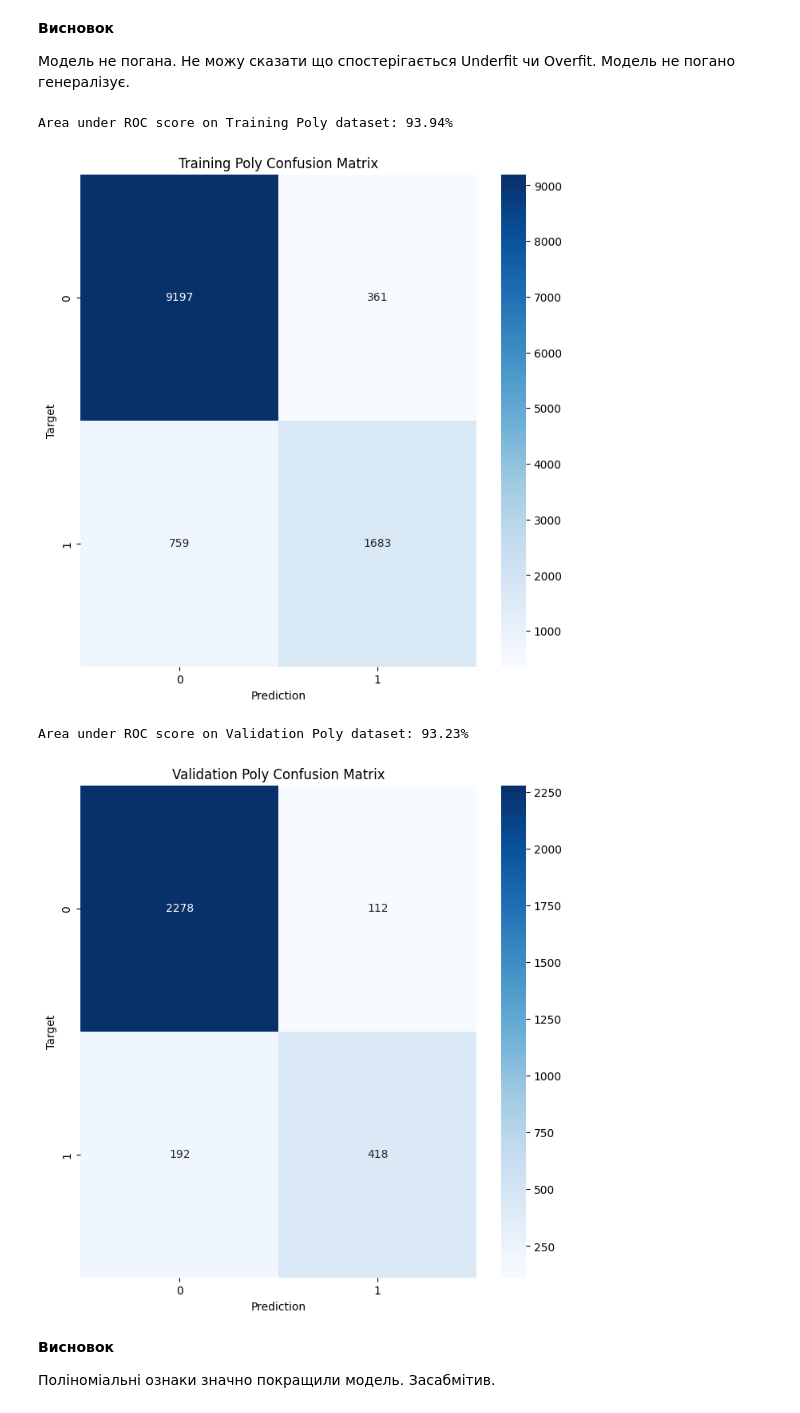
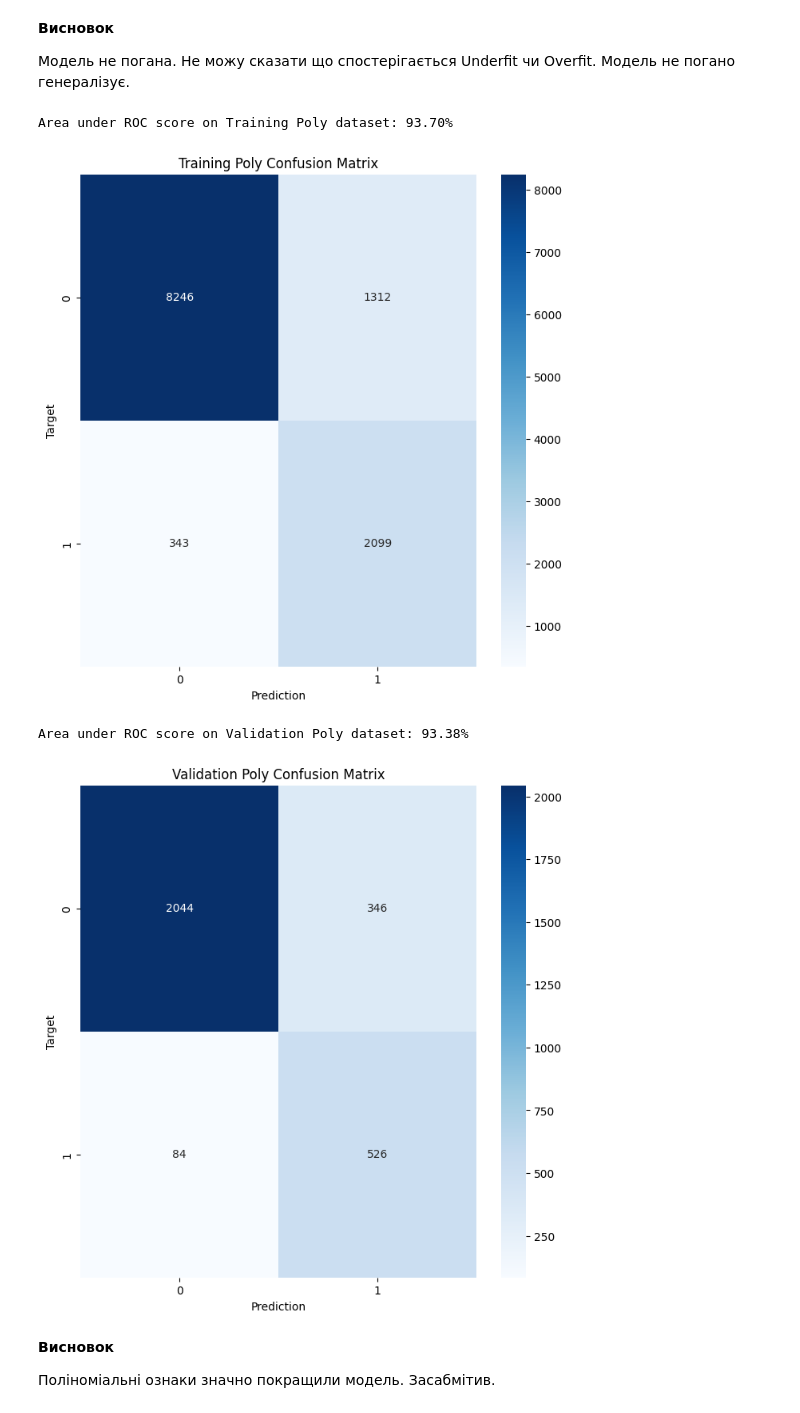
Before and after one commit to prindyn/ml_learning, a Jupyter notebook: HW 2.2 Polynomial features. Pipelines.ipynb, the cells around one changed output. Cells and saved outputs as stored; diff of their text form; code cells hidden in the pictures.

```diff
--- a/HW 2.2 Polynomial features. Pipelines.ipynb
+++ b/HW 2.2 Polynomial features. Pipelines.ipynb
@@ -45,6 +45,7 @@ raw_df = pd.read_csv("bank-customer-churn-prediction-dlu-course-c-2/train.csv",
 
 assert 'Surname' in raw_df.columns, "Surname column not found in dataset."
 raw_df.drop(columns=['Surname'], inplace=True)
+# raw_df['Surname'] = raw_df['Surname'].apply(lambda x: x[1])
 
 # Create train and validation data sets
 input_cols = raw_df.columns[1:-1]
@@ -94,7 +95,7 @@ def predict_and_plot(model_pipeline, inputs, targets, name=''):
     plt.ylabel("Target")
     plt.title('{} Confusion Matrix'.format(name))
     plt.show()
-    return preds
+    return preds.round(2)
 
 # Evaluate model on train and validation data sets
 train_preds = predict_and_plot(model_pipeline, train_inputs, train_targets, name="Training")
@@ -146,31 +147,31 @@ Area under ROC score on Validation Poly dataset: 92.75%
 Модель не погана. Не можу сказати що спостерігається Underfit чи Overfit. Модель не погано генералізує.
 # %%
 numeric_transformer_poly_4 = Pipeline([
-    ('poly', PolynomialFeatures(degree=4, include_bias=False)),
+    ('poly', PolynomialFeatures(degree=3, include_bias=False)),
     ('scaler', StandardScaler())
 ])
 
 preprocessor_poly_4 = ColumnTransformer(
     transformers=[
         ('numerical', numeric_transformer_poly_4, numeric_cols),
         ('categorical', categorical_transformer, categorical_cols),
     ]
 )
 
 model_pipeline_poly_4 = Pipeline([
     ('preprocessor', preprocessor_poly_4),
-    ('model', LogisticRegression(solver="liblinear"))
+    ('model', LogisticRegression(solver="liblinear", class_weight='balanced', penalty="l1", C=1.0))
 ])
 
 model_pipeline_poly_4.fit(train_inputs, train_targets)
 
 train_preds_poly_4 = predict_and_plot(model_pipeline_poly_4, train_inputs, train_targets, "Training Poly")
 val_preds_poly_4 = predict_and_plot(model_pipeline_poly_4, val_inputs, val_targets, "Validation Poly")
 # %% [output]
-Area under ROC score on Training Poly dataset: 93.94%
+Area under ROC score on Training Poly dataset: 93.70%
-[figure, old version]
+[figure, new version]
-Area under ROC score on Validation Poly dataset: 93.23%
+Area under ROC score on Validation Poly dataset: 93.38%
-[figure, old version]
+[figure, new version]
 # %% [markdown]
 **Висновок**
 
```
Also changed, not shown: parts of 2 cells of this notebook, 1 other file.
